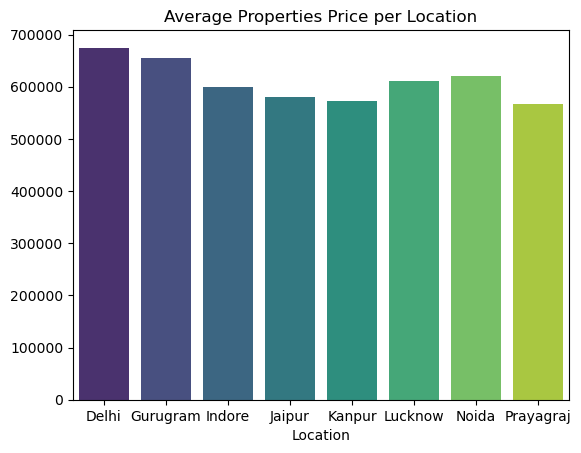
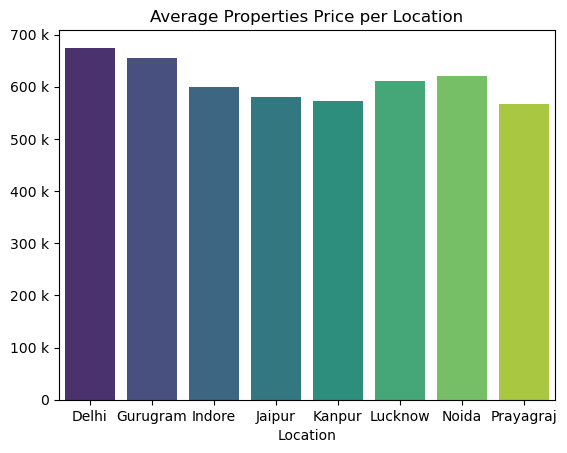
The notebook cell's code change between the first figure and the second:
--- before
+++ after
@@ -1,3 +1,5 @@
 price=hp.groupby("Location")["Price"].mean()
-sns.barplot(x=price.index, y=price.values, hue=price.index, palette='viridis')
+
+ax = sns.barplot(x=price.index, y=price.values, hue=price.index, palette='viridis')
+ax.yaxis.set_major_formatter(EngFormatter())
 plt.title("Average Properties Price per Location")

Commit: Linear